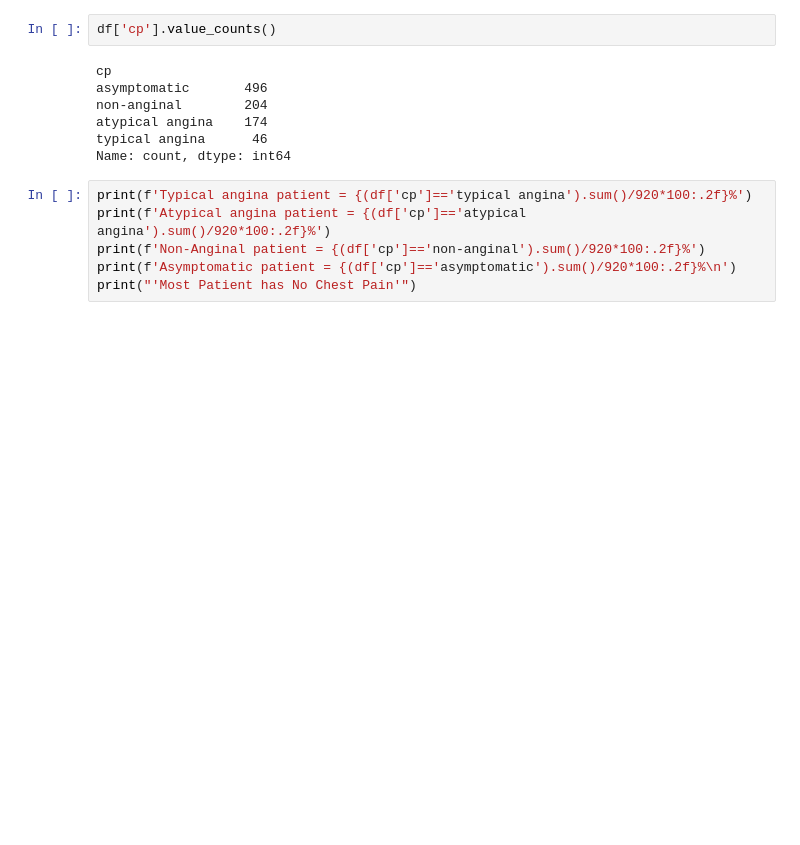
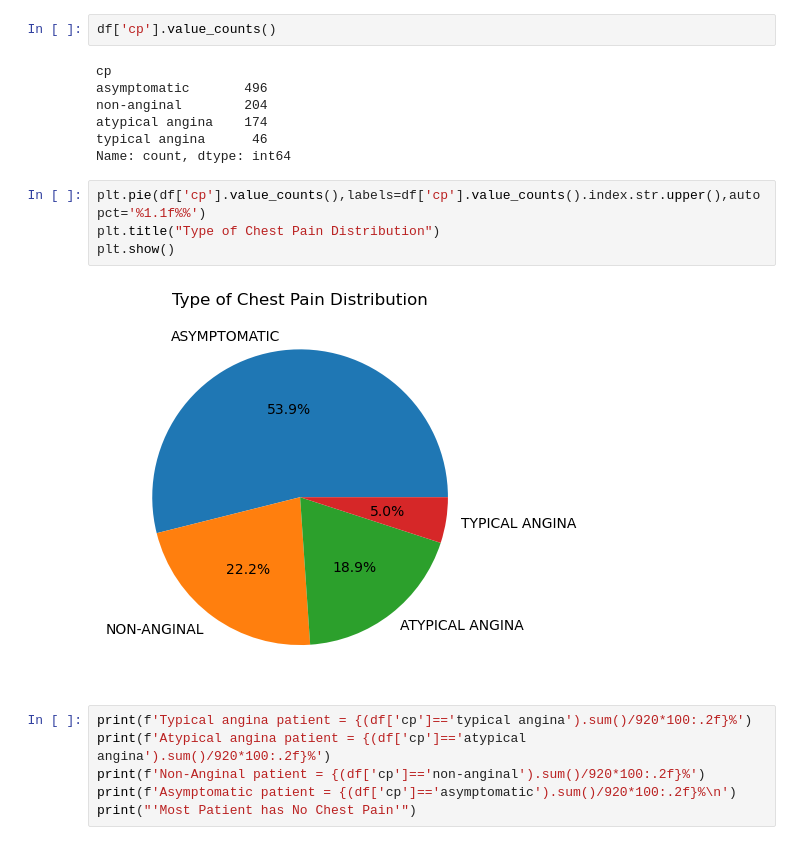
Before and after one commit to himashooo/Heart-Disease-Prediction, a Jupyter notebook: Heart Disease.ipynb, the cells around one changed output. Saved outputs shown, nothing was run; the diff lists cells and outputs as text; blank space fills up the shorter version.

```diff
--- a/Heart Disease.ipynb
+++ b/Heart Disease.ipynb
@@ -132,6 +151,12 @@ non-anginal        204
 atypical angina    174
 typical angina      46
 Name: count, dtype: int64
+# %%
+plt.pie(df['cp'].value_counts(),labels=df['cp'].value_counts().index.str.upper(),autopct='%1.1f%%')
+plt.title("Type of Chest Pain Distribution")
+plt.show()
+# %% [output]
+[figure, added]
 # %%
 print(f'Typical angina patient = {(df['cp']=='typical angina').sum()/920*100:.2f}%')
 print(f'Atypical angina patient = {(df['cp']=='atypical angina').sum()/920*100:.2f}%')
```
Also changed, not shown: parts of 13 cells of this notebook.
